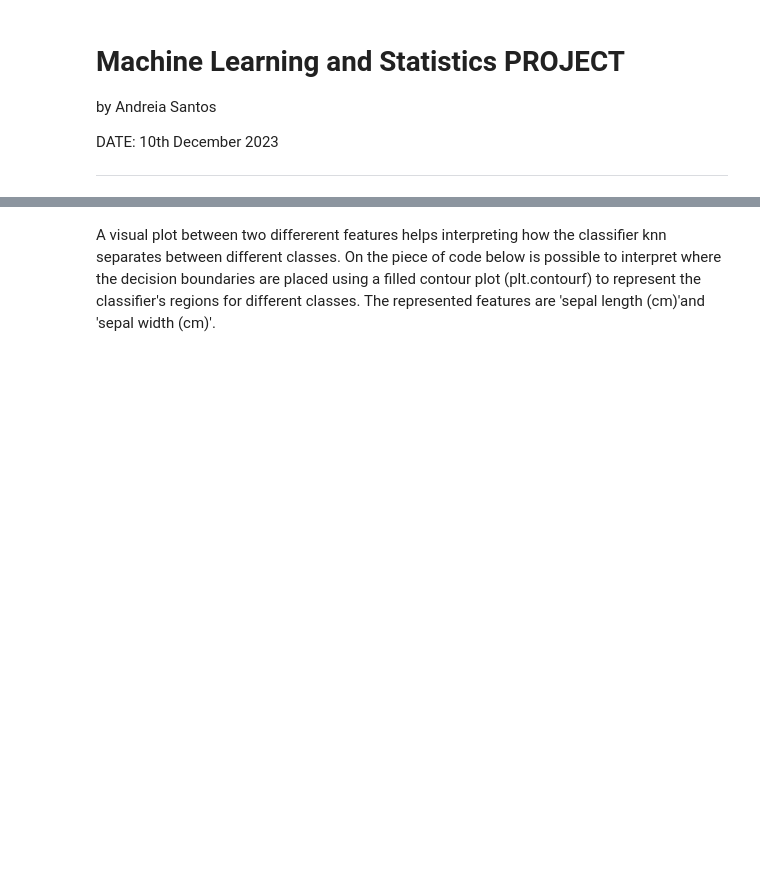
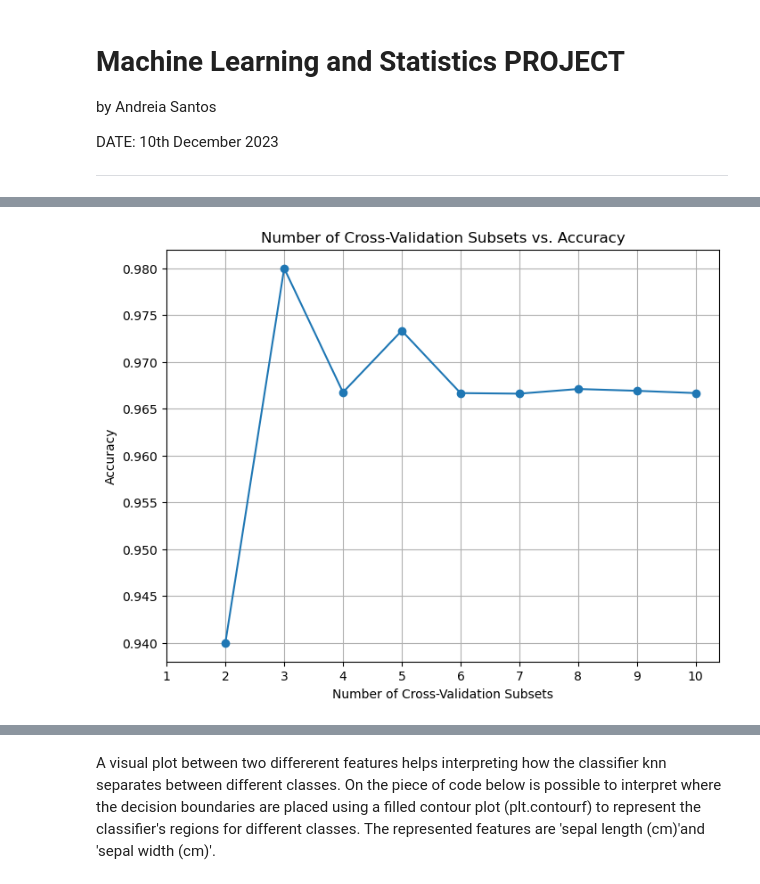
Before and after one commit to andreiandrade7/MACHINE-LEARNING-AND-STATISTICS, a Jupyter notebook: project.ipynb, the cells around one changed output, grey strips where cells are left out. Saved outputs shown, nothing was run; the diff lists cells and outputs as text; code cells hidden in the pictures; blank space fills up the shorter version.

```diff
--- a/project.ipynb
+++ b/project.ipynb
@@ -149,0 +382,28 @@ Name: class, Length: 150, dtype: int32
+# %%
+
+# Create lists to store accuracy scores and number of folds
+accuracy_scores = []
+num_folds = list(range(2, 11))  # Range of cross-validation numbers from 1 to 10
+
+# Create a KNN classifier
+clf = KNeighborsClassifier(n_neighbors=5)
+
+# Loop through cross-validation numbers from 1 to 10
+for k in num_folds:
+    # Perform k-fold cross-validation
+    scores = cross_val_score(clf, X, y, cv=k, scoring='accuracy')
+
+    # Compute the mean accuracy and append to the accuracy scores list
+    accuracy_scores.append(scores.mean())
+
+# Plotting the graph: Number of cross-validation subsets vs. Accuracy
+plt.figure(figsize=(8, 6))
+plt.plot(num_folds, accuracy_scores, marker='o', linestyle='-')
+plt.title('Number of Cross-Validation Subsets vs. Accuracy')
+plt.xlabel('Number of Cross-Validation Subsets')
+plt.ylabel('Accuracy')
+plt.xticks(np.arange(1, 11, step=1))  # Set x-axis ticks from 1 to 10
+plt.grid(True)
+plt.show()
+# %% [output]
+[figure, added]
```
Also changed, not shown: parts of 53 cells of this notebook, 6 other files.
